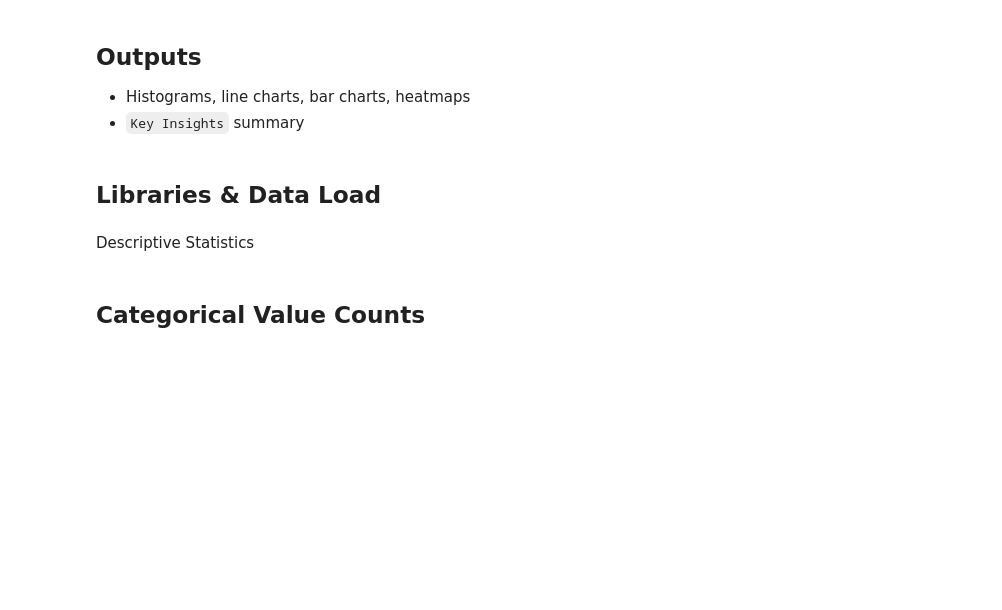
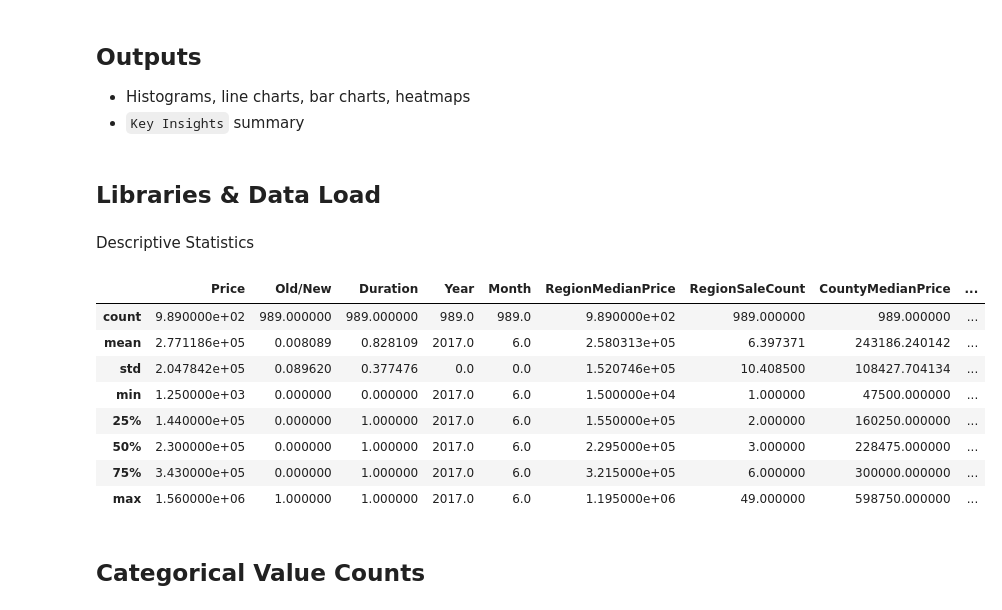
Before and after one commit to FinnbarrAmbrose/UK-Home-Price-Predictor, a Jupyter notebook: jupyter_notebooks/03 -Exploratory Data Analysis.ipynb, the cells around one changed output. Saved outputs shown, nothing was run; the diff lists cells and outputs as text; code cells hidden in the pictures; blank space fills up the shorter version.

```diff
--- a/jupyter_notebooks/03 -Exploratory Data Analysis.ipynb
+++ b/jupyter_notebooks/03 -Exploratory Data Analysis.ipynb
@@ -27,7 +27,17 @@ df_chunk = pd.read_csv("../outputs/datasets/collection/HousePricesRecords_clean.
 # %% [markdown]
 Descriptive Statistics
 # %%
-df.describe()
+df_chunk.describe()
+# %% [output]
+|  | Price | Old/New | Duration | Year | Month | RegionMedianPrice | RegionSaleCount | CountyMedianPrice | ... |
+| count | 9.890000e+02 | 989.000000 | 989.000000 | 989.0 | 989.0 | 9.890000e+02 | 989.000000 | 989.000000 | ... |
+| mean | 2.771186e+05 | 0.008089 | 0.828109 | 2017.0 | 6.0 | 2.580313e+05 | 6.397371 | 243186.240142 | ... |
+| std | 2.047842e+05 | 0.089620 | 0.377476 | 0.0 | 0.0 | 1.520746e+05 | 10.408500 | 108427.704134 | ... |
+| min | 1.250000e+03 | 0.000000 | 0.000000 | 2017.0 | 6.0 | 1.500000e+04 | 1.000000 | 47500.000000 | ... |
+| 25% | 1.440000e+05 | 0.000000 | 1.000000 | 2017.0 | 6.0 | 1.550000e+05 | 2.000000 | 160250.000000 | ... |
+| 50% | 2.300000e+05 | 0.000000 | 1.000000 | 2017.0 | 6.0 | 2.295000e+05 | 3.000000 | 228475.000000 | ... |
+| 75% | 3.430000e+05 | 0.000000 | 1.000000 | 2017.0 | 6.0 | 3.215000e+05 | 6.000000 | 300000.000000 | ... |
+| max | 1.560000e+06 | 1.000000 | 1.000000 | 2017.0 | 6.0 | 1.195000e+06 | 49.000000 | 598750.000000 | ... |
 # %% [markdown]
 ## Categorical Value Counts
 # %%
```
Also changed, not shown: parts of 3 cells of this notebook.
